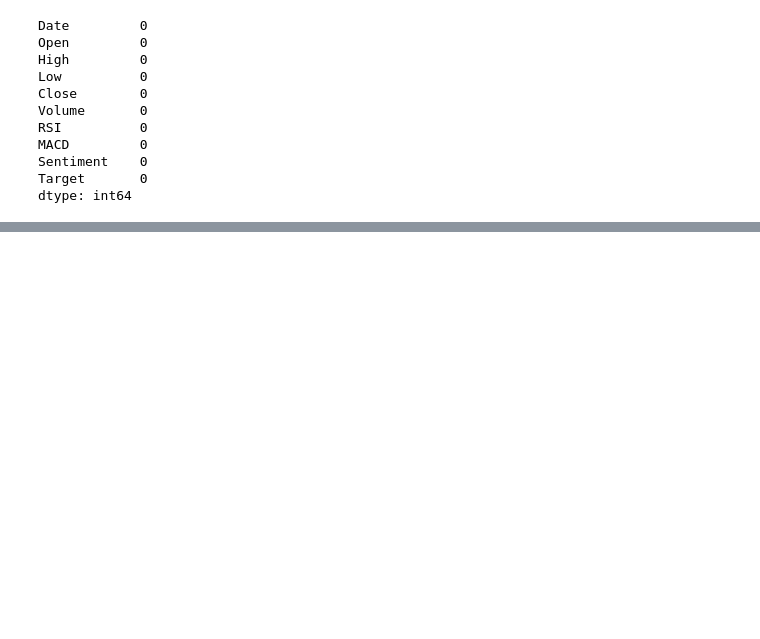
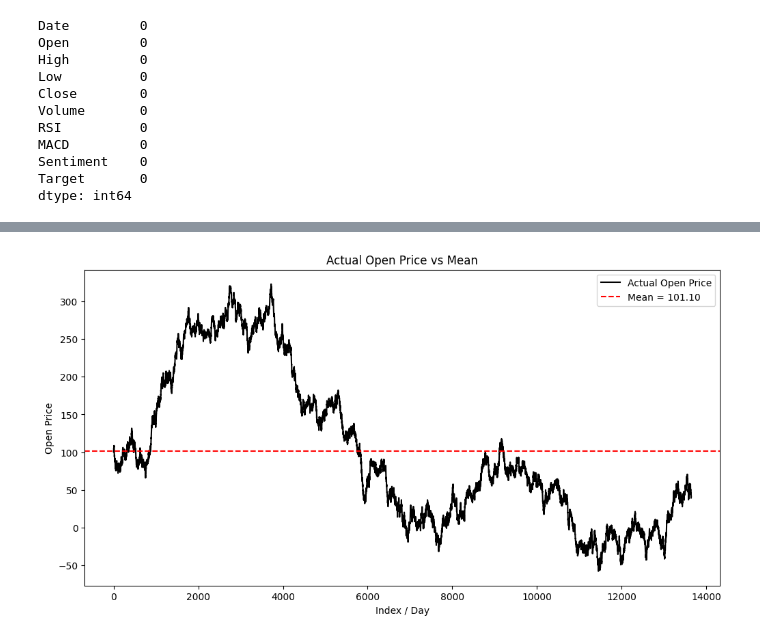
Before and after one commit to alamin20cse/ML_homework, a Jupyter notebook: pr1.ipynb, the cells around one changed output, grey strips where cells are left out. Drawn from its saved outputs; the diff is of its cells as text; code cells hidden in the pictures; blank space fills up the shorter version.

```diff
--- a/pr1.ipynb
+++ b/pr1.ipynb
@@ -57,3 +132,20 @@ dtype: int64
+# %%
+import matplotlib.pyplot as plt
+
+# Open column mean
+mean_open = df['Open'].mean()
+
+# Plot
+plt.figure(figsize=(12,6))
+plt.plot(df['Open'], label='Actual Open Price', color='black')
+plt.axhline(mean_open, color='red', linestyle='--', label=f'Mean = {mean_open:.2f}')
+plt.xlabel('Index / Day')
+plt.ylabel('Open Price')
+plt.title('Actual Open Price vs Mean')
+plt.legend()
+plt.show()
+# %% [output]
+[figure, added]
 # %%
 #Feature Engineering
 # Price difference
```
Also changed, not shown: parts of 22 cells of this notebook.
